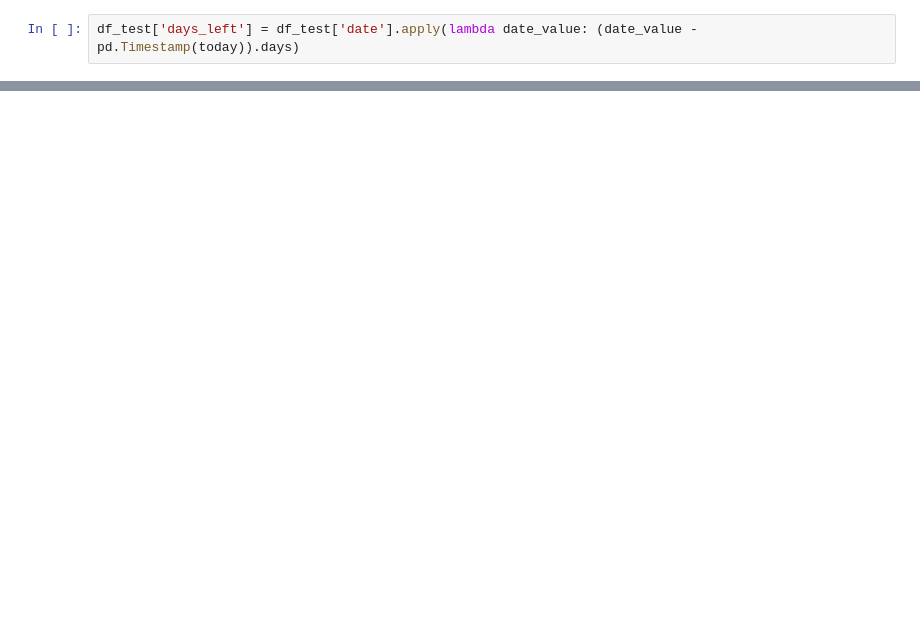
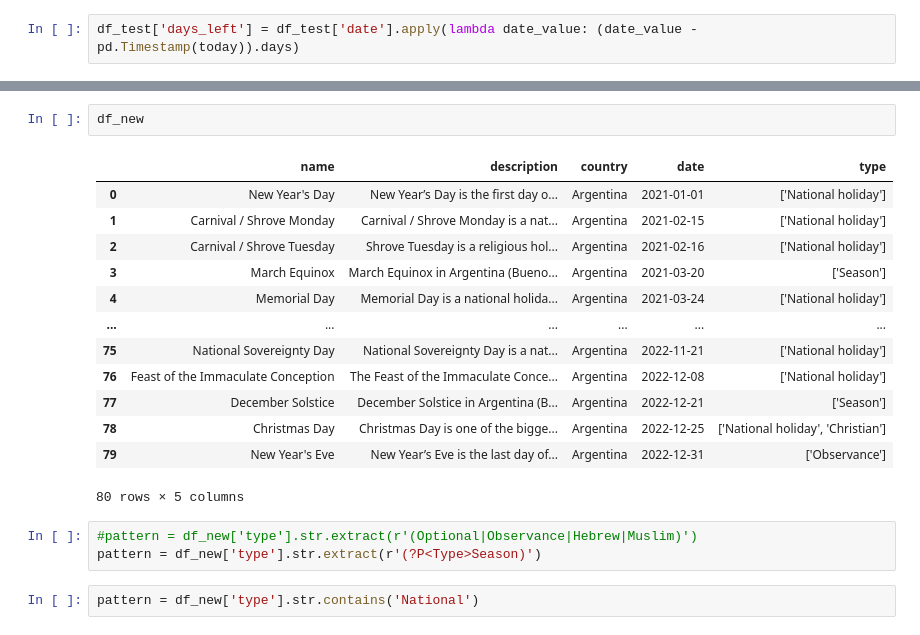
Before and after one commit to juancarlis/next-holiday-bot, a Jupyter notebook: testing-calendarific.ipynb, the cells around one changed output, grey strips where cells are left out. Drawn from its saved outputs; the diff is of its cells as text; blank space fills up the shorter version.

```diff
--- a/testing-calendarific.ipynb
+++ b/testing-calendarific.ipynb
@@ -170,0 +102,21 @@ SyntaxError: invalid syntax (<ipython-input-27-83db1c01135c>, line 1)
+# %%
+df_new
+# %% [output]
+|  | name | description | country | date | type |
+| 0 | New Year's Day | New Year’s Day is the first day o... | Argentina | 2021-01-01 | ['National holiday'] |
+| 1 | Carnival / Shrove Monday | Carnival / Shrove Monday is a nat... | Argentina | 2021-02-15 | ['National holiday'] |
+| 2 | Carnival / Shrove Tuesday | Shrove Tuesday is a religious hol... | Argentina | 2021-02-16 | ['National holiday'] |
+| 3 | March Equinox | March Equinox in Argentina (Bueno... | Argentina | 2021-03-20 | ['Season'] |
+| 4 | Memorial Day | Memorial Day is a national holida... | Argentina | 2021-03-24 | ['National holiday'] |
+| ... | ... | ... | ... | ... | ... |
+| 75 | National Sovereignty Day | National Sovereignty Day is a nat... | Argentina | 2022-11-21 | ['National holiday'] |
+| 76 | Feast of the Immaculate Conception | The Feast of the Immaculate Conce... | Argentina | 2022-12-08 | ['National holiday'] |
+| 77 | December Solstice | December Solstice in Argentina (B... | Argentina | 2022-12-21 | ['Season'] |
+| 78 | Christmas Day | Christmas Day is one of the bigge... | Argentina | 2022-12-25 | ['National holiday', 'Christian'] |
+| 79 | New Year's Eve | New Year’s Eve is the last day of... | Argentina | 2022-12-31 | ['Observance'] |
+80 rows × 5 columns
+# %%
+#pattern = df_new['type'].str.extract(r'(Optional|Observance|Hebrew|Muslim)')
+pattern = df_new['type'].str.extract(r'(?P<Type>Season)')
+# %%
+pattern = df_new['type'].str.contains('National')
```
Also changed, not shown: parts of 17 cells of this notebook.
